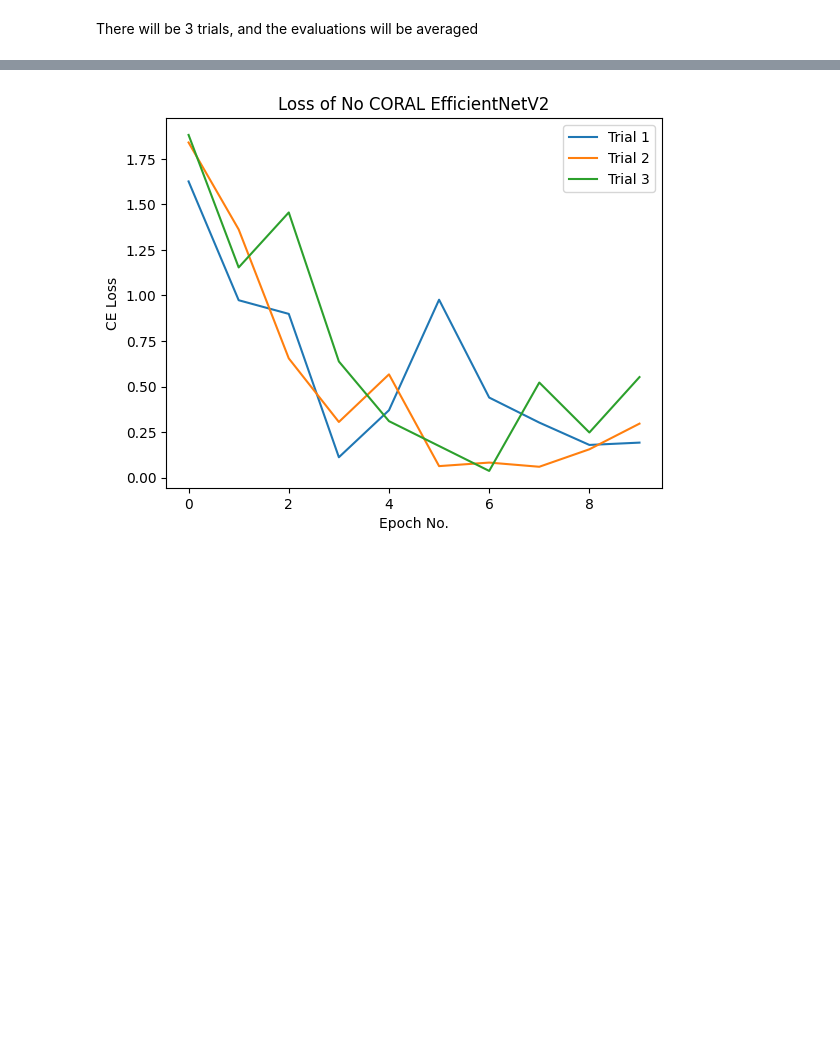
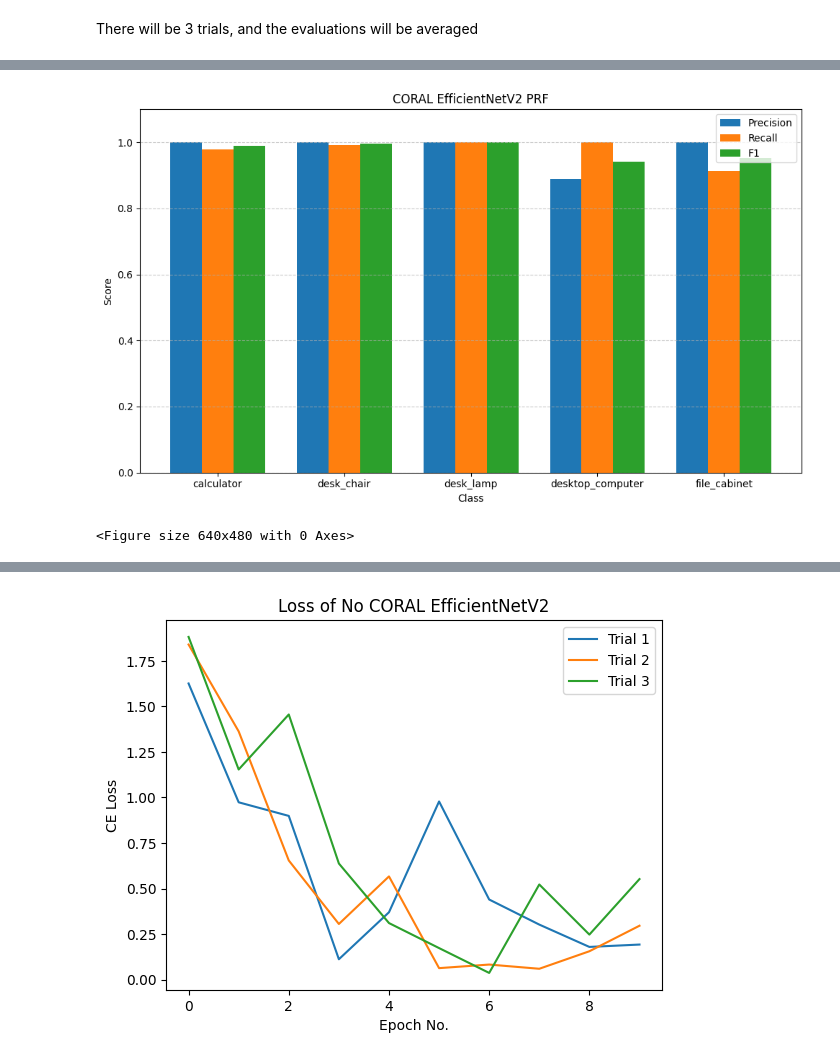
Before and after one commit to Aditya-2204/Domain-Adaptation-in-Computer-Vision, a Jupyter notebook: main.ipynb, the cells around one changed output, grey strips where cells are left out. Saved outputs shown, nothing was run; the diff lists cells and outputs as text; code cells hidden in the pictures; blank space fills up the shorter version.

```diff
--- a/main.ipynb
+++ b/main.ipynb
@@ -470,0 +501,42 @@ With Deep CORAL: {'accuracy': np.float64(0.9793281653746769), 'precision': np.fl
+# %%
+def get_mean(data):
+  # Convert list of dicts to 2D NumPy array (shape: trials x classes)
+  arr = np.array([[d[k] for k in sorted(d)] for d in data])
+
+  # Compute mean across trials (axis=0)
+  means = np.mean(arr, axis=0)
+  return means
+# %%
+#Show Average Precision, Recall and F1 over the 3 trials per class
+def show_bar(classes, precision, recall, f1, name):
+
+  # Organize into a matrix for easier bar plotting
+  metrics = [precision, recall, f1]
+  metric_names = ['Precision', 'Recall', 'F1']
+  x = np.arange(len(classes))  # Class indices
+  bar_width = 0.25             # Width of each bar
+
+  # Plot
+  fig, ax = plt.subplots(figsize=(10, 6))
+
+  for i, metric in enumerate(metrics):
+      ax.bar(x + i * bar_width, metric, width=bar_width, label=metric_names[i])
+
+  # Formatting
+  ax.set_xlabel('Class')
+  ax.set_ylabel('Score')
+  ax.set_title(name)
+  ax.set_xticks(x + bar_width)
+  ax.set_xticklabels(classes)
+  ax.set_ylim(0, 1.1)
+  ax.legend()
+
+  plt.grid(axis='y', linestyle='--', alpha=0.7)
+  plt.tight_layout()
+  plt.show()
+  plt.savefig(name)
+# %%
+show_bar(webcam_dataset.classes, get_mean(coral_precision), get_mean(coral_recall), get_mean(coral_f1), "CORAL EfficientNetV2 PRF")
+# %% [output]
+[figure, added]
+<Figure size 640x480 with 0 Axes>
```
Also changed, not shown: parts of 25 cells of this notebook, 15 other files.
